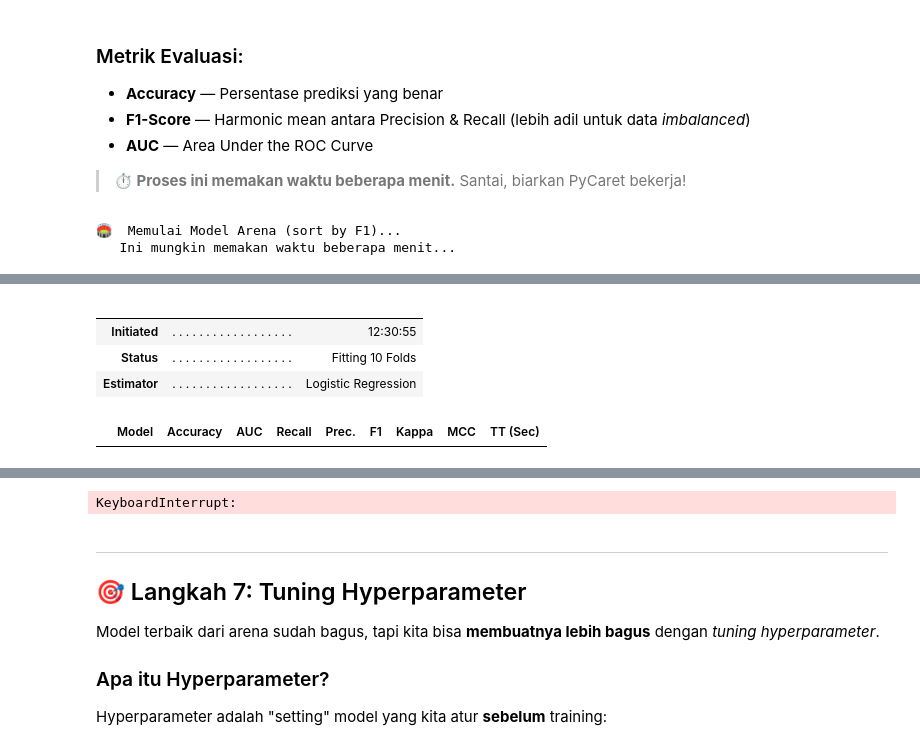
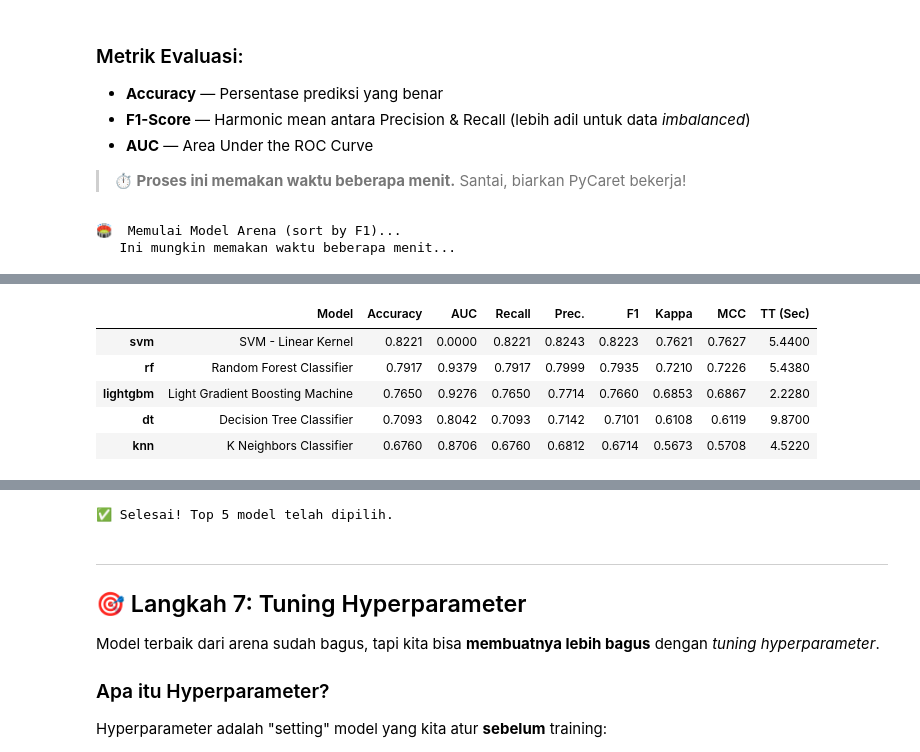
Before and after one commit to informatika-itera/mct-nlp, a Jupyter notebook: source/workshop_sesi1.ipynb, the cells around one changed output, grey strips where cells are left out. Drawn from its saved outputs; the diff is of its cells as text; code cells hidden in the pictures.

```diff
--- a/source/workshop_sesi1.ipynb
+++ b/source/workshop_sesi1.ipynb
@@ -291,7 +323,10 @@ Ini bagian paling seru! PyCaret akan **melatih dan mengevaluasi banyak model** s
 > **⏱️ Proses ini memakan waktu beberapa menit.** Santai, biarkan PyCaret bekerja!
 # %%
 # Jalankan Model Arena!
-best_models = compare_all_models(sort="F1")
+best_models = compare_all_models(
+    sort="F1",
+    include=['lightgbm', 'rf', 'dt', 'svm', 'knn'],
+    )
 # %% [output]
 🏟️  Memulai Model Arena (sort by F1)...
    Ini mungkin memakan waktu beberapa menit...
@@ -298,6 +334,6 @@ best_models = compare_all_models(sort="F1")
-|  |  |  |
-|  |  |  |
-| Initiated | . . . . . . . . . . . . . . . . . . | 12:30:55 |
-| Status | . . . . . . . . . . . . . . . . . . | Fitting 10 Folds |
-| Estimator | . . . . . . . . . . . . . . . . . . | Logistic Regression |
+|  | Model | Accuracy | AUC | Recall | Prec. | F1 | Kappa | MCC | TT (Sec) |
+| svm | SVM - Linear Kernel | 0.8221 | 0.0000 | 0.8221 | 0.8243 | 0.8223 | 0.7621 | 0.7627 | 5.4400 |
+| rf | Random Forest Classifier | 0.7917 | 0.9379 | 0.7917 | 0.7999 | 0.7935 | 0.7210 | 0.7226 | 5.4380 |
+| lightgbm | Light Gradient Boosting Machine | 0.7650 | 0.9276 | 0.7650 | 0.7714 | 0.7660 | 0.6853 | 0.6867 | 2.2280 |
+| dt | Decision Tree Classifier | 0.7093 | 0.8042 | 0.7093 | 0.7142 | 0.7101 | 0.6108 | 0.6119 | 9.8700 |
+| knn | K Neighbors Classifier | 0.6760 | 0.8706 | 0.6760 | 0.6812 | 0.6714 | 0.5673 | 0.5708 | 4.5220 |
-|  | Model | Accuracy | AUC | Recall | Prec. | F1 | Kappa | MCC | TT (Sec) |
@@ -304,4 +341,4 @@ best_models = compare_all_models(sort="F1")
-KeyboardInterrupt:
+✅ Selesai! Top 5 model telah dipilih.
 # %%
 # Ambil model #1 (terbaik)
 if isinstance(best_models, list):
```
Also changed, not shown: parts of 4 cells of this notebook, 1 other file.
